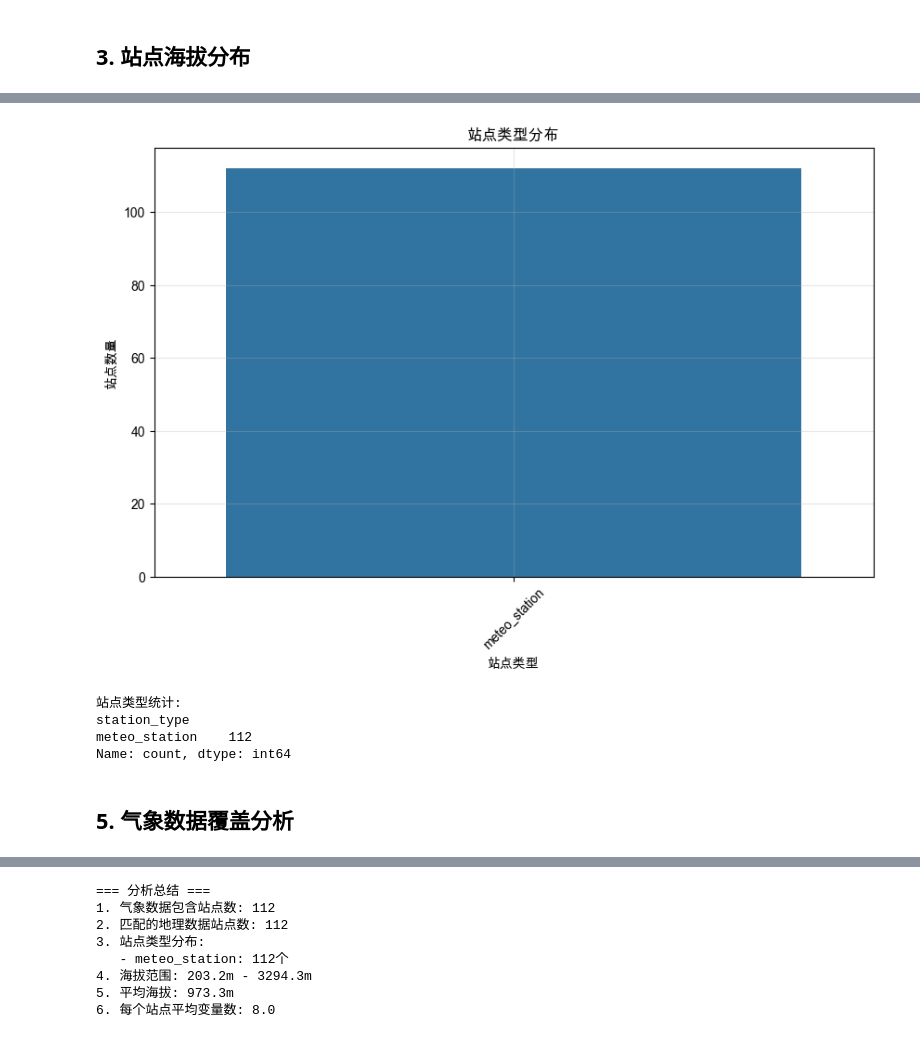
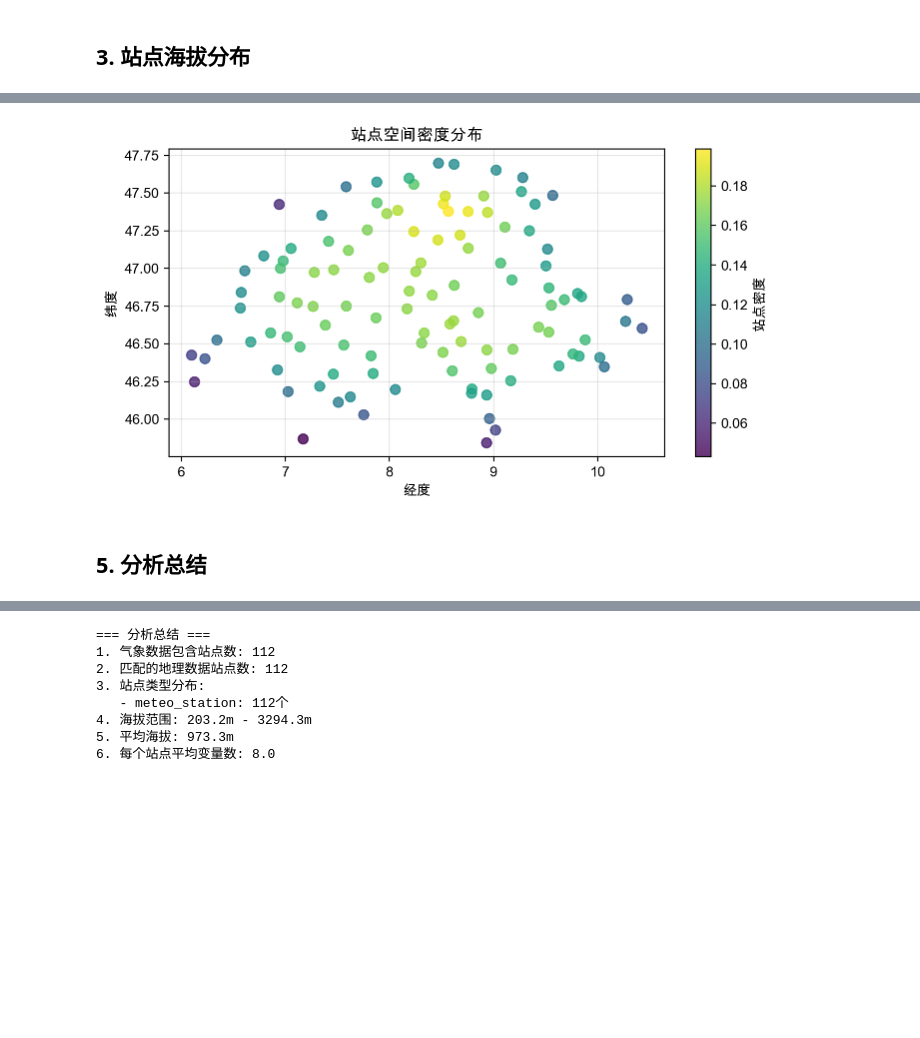
Before and after one commit to xlxsgit/st-missing-fill, a Jupyter notebook: notebooks/geo_analysis.ipynb, the cells around one changed output, grey strips where cells are left out. Cells and saved outputs as stored; diff of their text form; code cells hidden in the pictures; blank space fills up the shorter version.

```diff
--- a/notebooks/geo_analysis.ipynb
+++ b/notebooks/geo_analysis.ipynb
@@ -128,21 +115,22 @@ Name: station_height, dtype: float64
-# %%
-plt.figure(figsize=(10, 6))
-station_type_counts = matched_geo_df['station_type'].value_counts()
-sns.barplot(x=station_type_counts.index, y=station_type_counts.values)
-plt.title('站点类型分布')
-plt.xlabel('站点类型')
-plt.ylabel('站点数量')
-plt.xticks(rotation=45)
-plt.grid(True, alpha=0.3)
-plt.show()
-
-print('站点类型统计:')
-print(station_type_counts)
-# %% [output]
-[figure, removed]
-站点类型统计:
-station_type
-meteo_station    112
-Name: count, dtype: int64
+# %%
+from scipy.stats import gaussian_kde
+
+# 计算核密度估计
+x = matched_geo_df['longitude']
+y = matched_geo_df['latitude']
+xy = np.vstack([x, y])
+kde = gaussian_kde(xy)
+z = kde(xy)
+
+plt.figure(figsize=(8, 4))
+scatter = plt.scatter(x, y, c=z, s=50, cmap='viridis', alpha=0.8)
+plt.colorbar(scatter, label='站点密度')
+plt.title('站点空间密度分布')
+plt.xlabel('经度')
+plt.ylabel('纬度')
+plt.grid(True, alpha=0.3)
+plt.show()
+# %% [output]
+[figure, added]
 # %% [markdown]
-## 5. 气象数据覆盖分析
+## 5. 分析总结
```
Also changed, not shown: parts of 9 cells of this notebook, 1 other file.
